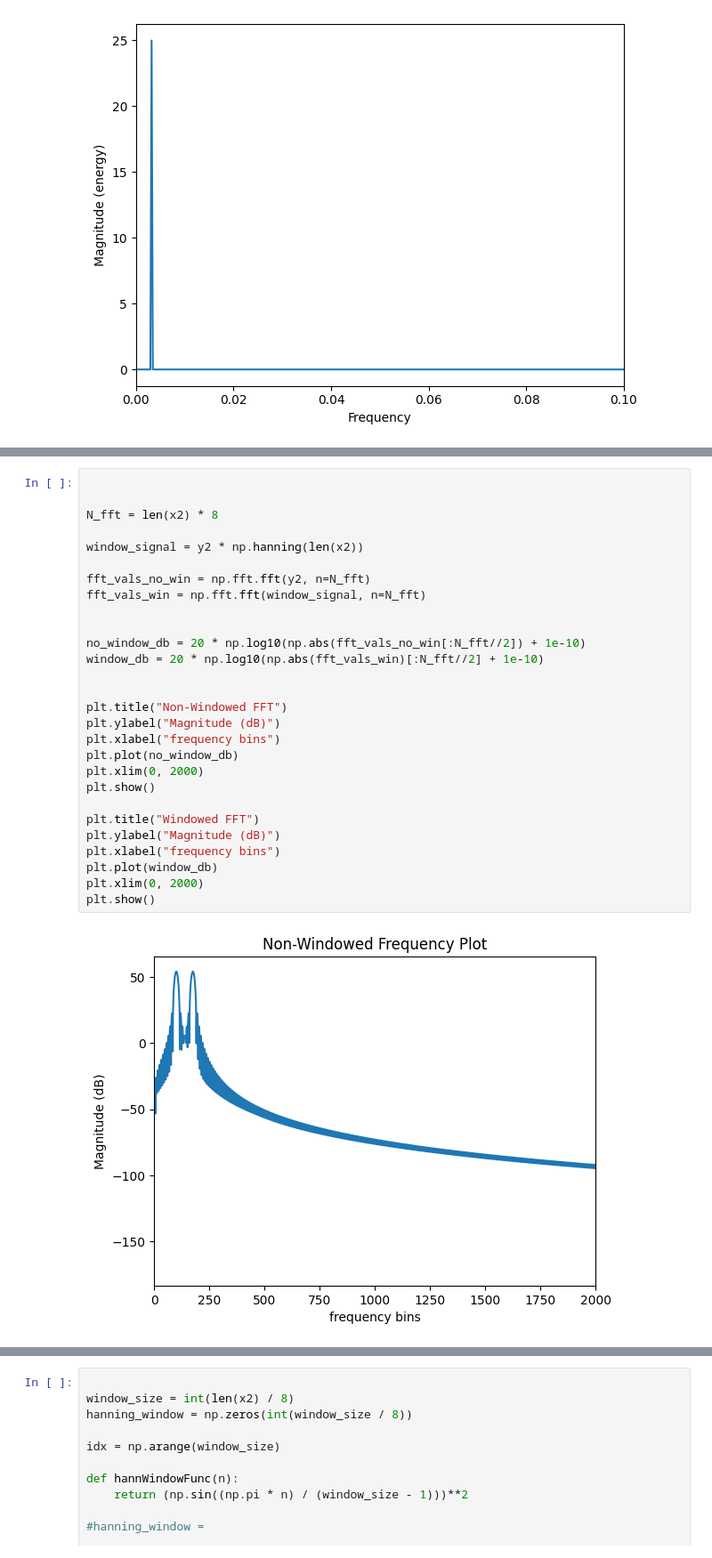
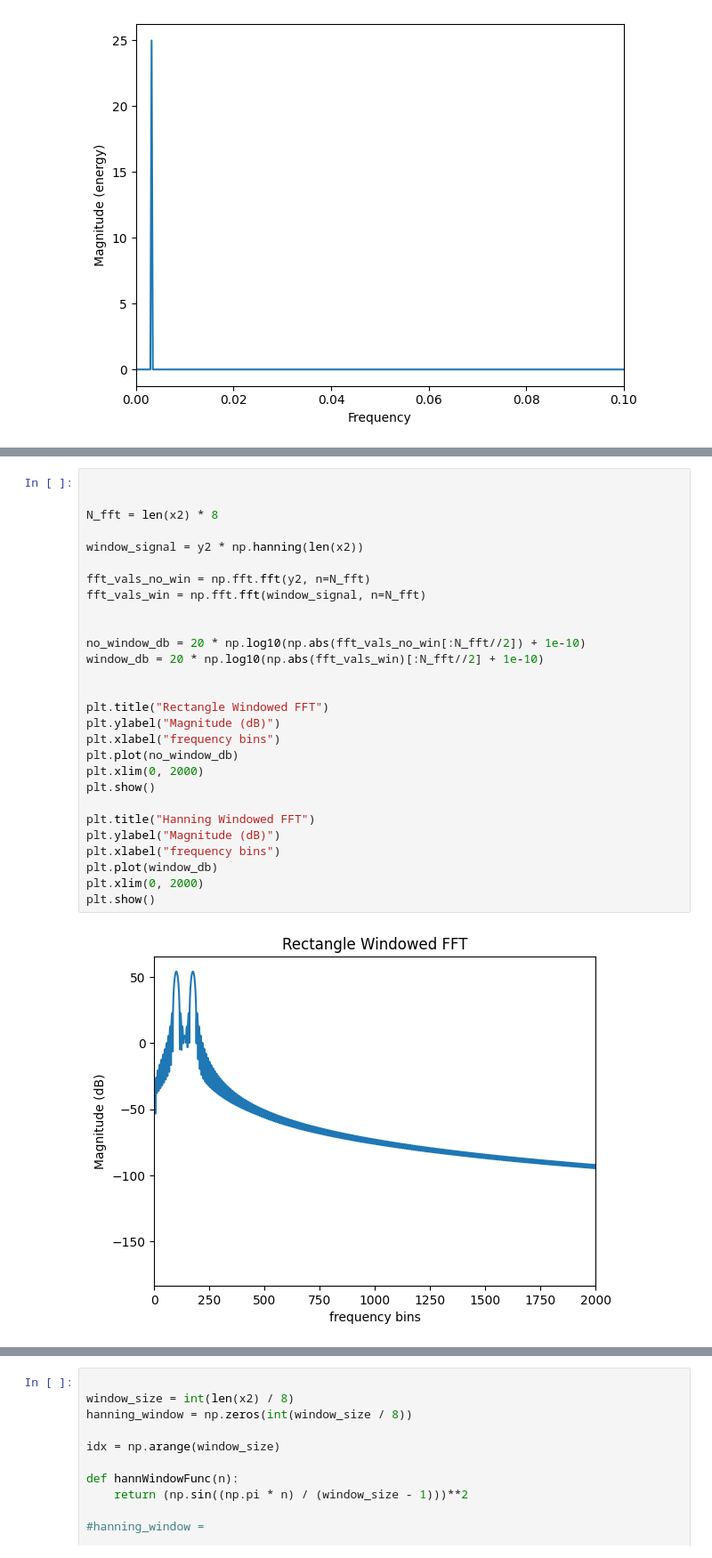
Before and after one commit to samsmith00/junior-IS, a Jupyter notebook: pythonScripts/spectralLeakage.ipynb, the cells around one changed output, grey strips where cells are left out. Shown at 89% size. Drawn from its saved outputs; the diff is of its cells as text.

```diff
--- a/pythonScripts/spectralLeakage.ipynb
+++ b/pythonScripts/spectralLeakage.ipynb
@@ -47,30 +47,30 @@ plt.plot(x2, y2)
 # %%
 
 
 N_fft = len(x2) * 8
 
 window_signal = y2 * np.hanning(len(x2))
 
 fft_vals_no_win = np.fft.fft(y2, n=N_fft)
 fft_vals_win = np.fft.fft(window_signal, n=N_fft)
 
 
 no_window_db = 20 * np.log10(np.abs(fft_vals_no_win[:N_fft//2]) + 1e-10)
 window_db = 20 * np.log10(np.abs(fft_vals_win)[:N_fft//2] + 1e-10)
 
 
-plt.title("Non-Windowed FFT")
+plt.title("Rectangle Windowed FFT")
 plt.ylabel("Magnitude (dB)")
 plt.xlabel("frequency bins")
 plt.plot(no_window_db)
 plt.xlim(0, 2000)
 plt.show()
 
-plt.title("Windowed FFT")
+plt.title("Hanning Windowed FFT")
 plt.ylabel("Magnitude (dB)")
 plt.xlabel("frequency bins")
 plt.plot(window_db)
 plt.xlim(0, 2000)
 plt.show()
 # %% [output]
-[figure, old version]
+[figure, new version]
```
Also changed, not shown: parts of 3 cells of this notebook, 7 other files.
